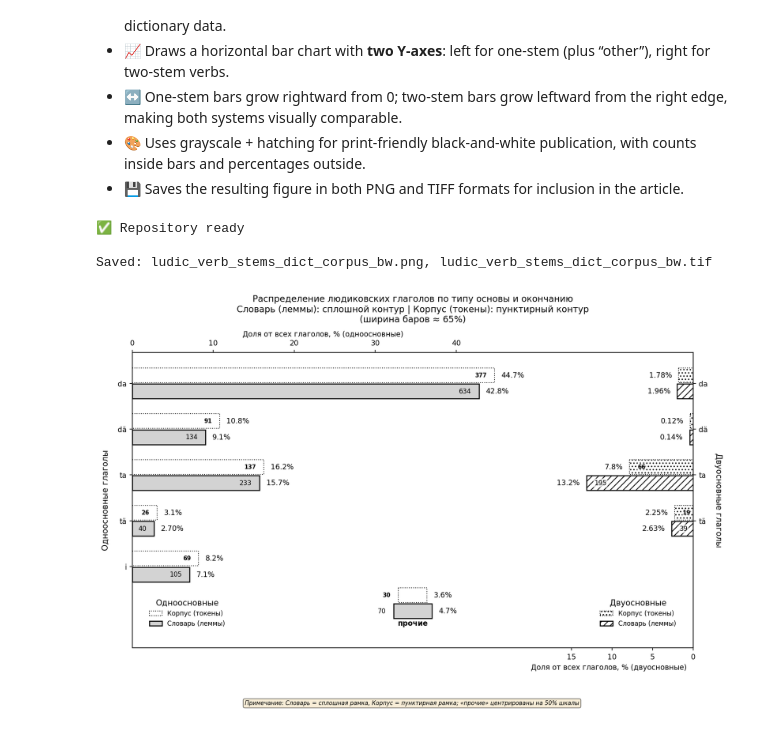
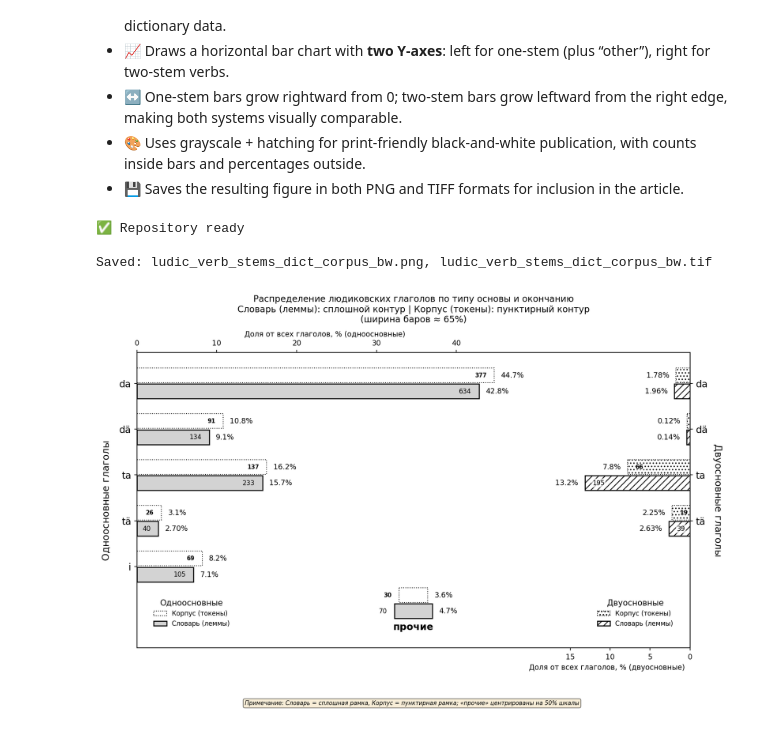
Before and after one commit to componavt/dictorpus-space, a Jupyter notebook: src/notebooks/ludic_verb_stems_distribution.ipynb, the cells around one changed output. Saved outputs shown, nothing was run; the diff lists cells and outputs as text; code cells hidden in the pictures.

```diff
--- a/src/notebooks/ludic_verb_stems_distribution.ipynb
+++ b/src/notebooks/ludic_verb_stems_distribution.ipynb
@@ -260,8 +260,8 @@ def draw_chart():
     # ═══════════════════════════════════════════════════════════════════
     # LABEL "прочие" ABOVE THE BARS (not between)
     # ═══════════════════════════════════════════════════════════════════
-    ax.text(x_center, y_dict_other + 0.35, "прочие",
-            va="bottom", ha="center", fontsize=9, weight="bold")
+    ax.text(x_center, y_dict_other + 0.45, "прочие",
+            va="bottom", ha="center", fontsize=12, weight="bold")
 
     # ═══════════════════════════════════════════════════════════════════
     # CREATE ALL AUXILIARY AXES BEFORE CONFIGURING TICKS
@@ -285,14 +285,14 @@ def draw_chart():
 
     # Left Y axis (one-stem verbs)
     ax.set_yticks(y_base_left)
-    ax.set_yticklabels(left_labels, fontsize=9)
-    ax.set_ylabel("Одноосновные глаголы", fontsize=10, labelpad=10)
+    ax.set_yticklabels(left_labels, fontsize=12)
+    ax.set_ylabel("Одноосновные глаголы", fontsize=12, labelpad=10)
 
     # Right Y axis (two-stem verbs)
     ax2.set_ylim(ax.get_ylim())
     ax2.set_yticks(y_base_right)
-    ax2.set_yticklabels(right_labels, fontsize=9)
-    ax2.set_ylabel("Двуосновные глаголы", fontsize=10, rotation=-90, labelpad=18)
+    ax2.set_yticklabels(right_labels, fontsize=12)
+    ax2.set_ylabel("Двуосновные глаголы", fontsize=12, rotation=-90, labelpad=18)
     ax2.tick_params(axis='y', which='both', labelleft=False, labelright=True)
 
     # ═══════════════════════════════════════════════════════════════════
@@ -383,31 +383,31 @@ def draw_chart():
     # Add note about visual encoding
     note_text = (
         "Примечание: Словарь = сплошная рамка, Корпус = пунктирная рамка; "
         "«прочие» центрированы на 50% шкалы"
     )
     fig.text(
         0.5, -0.02, note_text,
         ha="center", va="top", fontsize=7, style="italic",
         bbox=dict(boxstyle="round", facecolor="wheat", alpha=0.5)
     )
 
     plt.tight_layout(rect=[0, 0.03, 1, 1])
 
     out_png = "ludic_verb_stems_dict_corpus_bw.png"
     out_tif = "ludic_verb_stems_dict_corpus_bw.tif"
     fig.savefig(out_png, dpi=300, bbox_inches="tight")
     try:
         fig.savefig(out_tif, dpi=300, bbox_inches="tight")
         print(f"Saved: {out_png}, {out_tif}")
     except Exception as e:
         print(f"PNG saved ({out_png}); TIFF failed: {e}")
 
     plt.show()
 
 
 draw_chart()
 # %% [output]
 ✅ Repository ready
 
 Saved: ludic_verb_stems_dict_corpus_bw.png, ludic_verb_stems_dict_corpus_bw.tif
-[figure, old version]
+[figure, new version]
```
